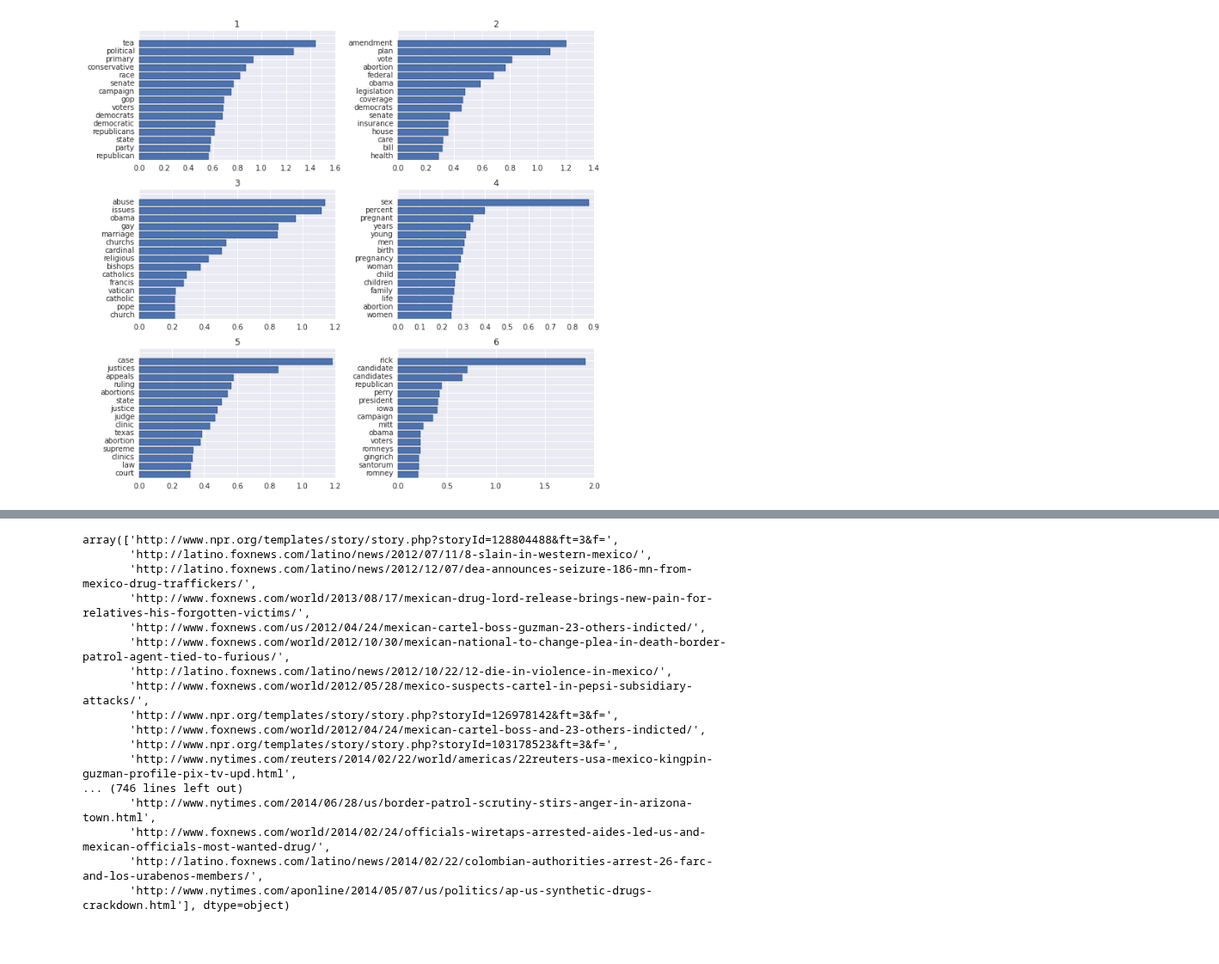
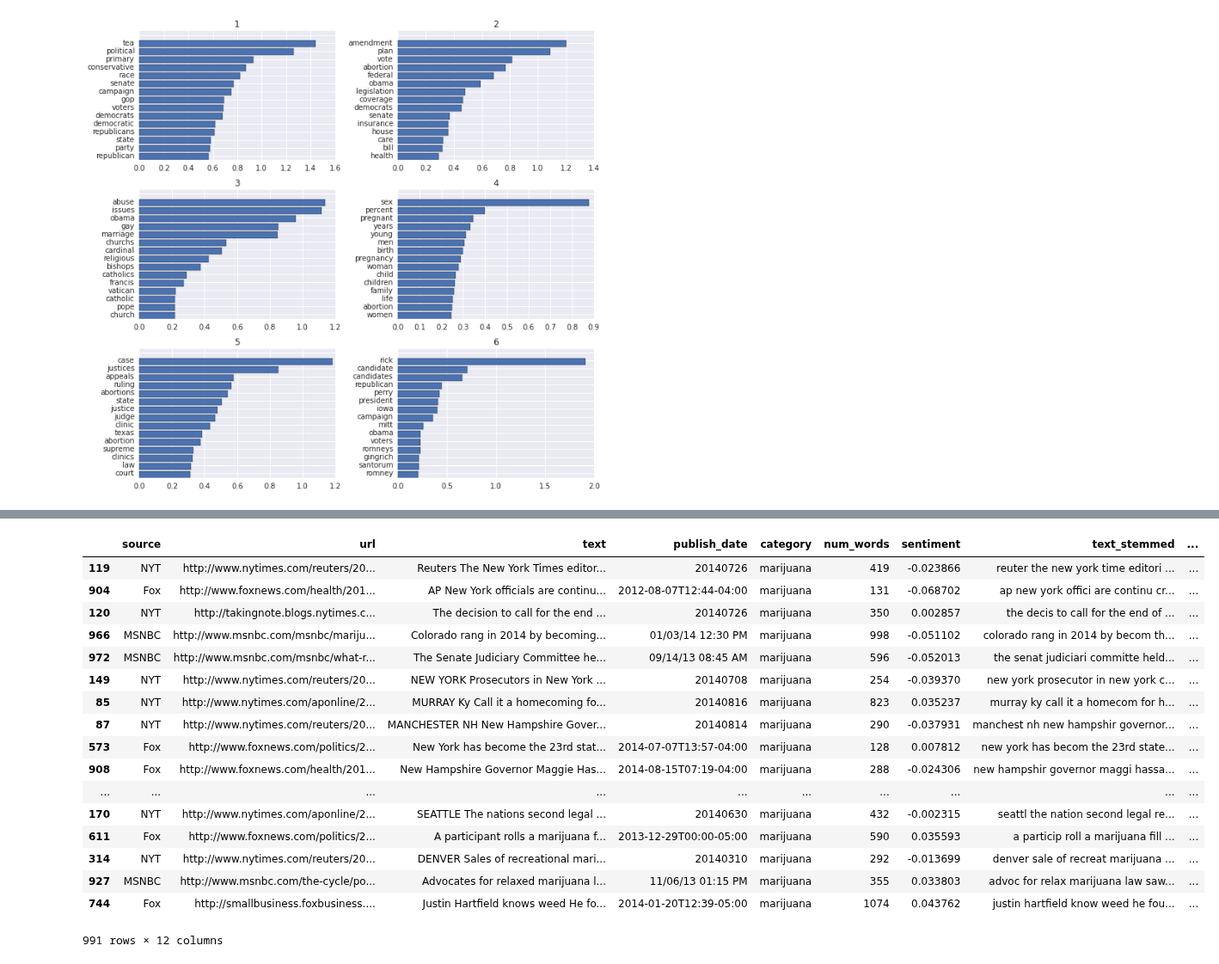
Before and after one commit to tdpetrou/News-Event-Classification, a Jupyter notebook: Exploratory notebook.ipynb, the cells around one changed output, grey strips where cells are left out. Shown at 86% size. Drawn from its saved outputs; the diff is of its cells as text; code cells hidden in the pictures; blank space fills up the shorter version.

```diff
--- a/Exploratory notebook.ipynb
+++ b/Exploratory notebook.ipynb
@@ -279,22 +213,23 @@ df_major.to_csv('data/combined_' + category + '_subtopics.csv', index=False)
 # %%
-a = pd.read_csv('data/marijuana_Drug_Cartels_Event_Score.csv')
+a = pd.read_csv('data/marijuana_Medical_Legalization_Event_Score.csv')
 # %%
-a.sort('event score')['url'].values
+a.sort('event score')
 # %% [output]
+|  | source | url | text | publish_date | category | num_words | sentiment | text_stemmed | ... |
+| 119 | NYT | http://www.nytimes.com/reuters/20... | Reuters The New York Times editor... | 20140726 | marijuana | 419 | -0.023866 | reuter the new york time editori ... | ... |
+| 904 | Fox | http://www.foxnews.com/health/201... | AP New York officials are continu... | 2012-08-07T12:44-04:00 | marijuana | 131 | -0.068702 | ap new york offici are continu cr... | ... |
+| 120 | NYT | http://takingnote.blogs.nytimes.c... | The decision to call for the end ... | 20140726 | marijuana | 350 | 0.002857 | the decis to call for the end of ... | ... |
+| 966 | MSNBC | http://www.msnbc.com/msnbc/mariju... | Colorado rang in 2014 by becoming... | 01/03/14 12:30 PM | marijuana | 998 | -0.051102 | colorado rang in 2014 by becom th... | ... |
+| 972 | MSNBC | http://www.msnbc.com/msnbc/what-r... | The Senate Judiciary Committee he... | 09/14/13 08:45 AM | marijuana | 596 | -0.052013 | the senat judiciari committe held... | ... |
+| 149 | NYT | http://www.nytimes.com/reuters/20... | NEW YORK Prosecutors in New York ... | 20140708 | marijuana | 254 | -0.039370 | new york prosecutor in new york c... | ... |
+| 85 | NYT | http://www.nytimes.com/aponline/2... | MURRAY Ky Call it a homecoming fo... | 20140816 | marijuana | 823 | 0.035237 | murray ky call it a homecom for h... | ... |
+| 87 | NYT | http://www.nytimes.com/reuters/20... | MANCHESTER NH New Hampshire Gover... | 20140814 | marijuana | 290 | -0.037931 | manchest nh new hampshir governor... | ... |
+| 573 | Fox | http://www.foxnews.com/politics/2... | New York has become the 23rd stat... | 2014-07-07T13:57-04:00 | marijuana | 128 | 0.007812 | new york has becom the 23rd state... | ... |
+| 908 | Fox | http://www.foxnews.com/health/201... | New Hampshire Governor Maggie Has... | 2014-08-15T07:19-04:00 | marijuana | 288 | -0.024306 | new hampshir governor maggi hassa... | ... |
+| ... | ... | ... | ... | ... | ... | ... | ... | ... | ... |
+| 170 | NYT | http://www.nytimes.com/aponline/2... | SEATTLE The nations second legal ... | 20140630 | marijuana | 432 | -0.002315 | seattl the nation second legal re... | ... |
+| 611 | Fox | http://www.foxnews.com/politics/2... | A participant rolls a marijuana f... | 2013-12-29T00:00-05:00 | marijuana | 590 | 0.035593 | a particip roll a marijuana fill ... | ... |
+| 314 | NYT | http://www.nytimes.com/reuters/20... | DENVER Sales of recreational mari... | 20140310 | marijuana | 292 | -0.013699 | denver sale of recreat marijuana ... | ... |
+| 927 | MSNBC | http://www.msnbc.com/the-cycle/po... | Advocates for relaxed marijuana l... | 11/06/13 01:15 PM | marijuana | 355 | 0.033803 | advoc for relax marijuana law saw... | ... |
+| 744 | Fox | http://smallbusiness.foxbusiness.... | Justin Hartfield knows weed He fo... | 2014-01-20T12:39-05:00 | marijuana | 1074 | 0.043762 | justin hartfield know weed he fou... | ... |
-array(['http://www.npr.org/templates/story/story.php?storyId=128804488&ft=3&f=',
-       'http://latino.foxnews.com/latino/news/2012/07/11/8-slain-in-western-mexico/',
-       'http://latino.foxnews.com/latino/news/2012/12/07/dea-announces-seizure-186-mn-from-mexico-drug-traffickers/',
-       'http://www.foxnews.com/world/2013/08/17/mexican-drug-lord-release-brings-new-pain-for-relatives-his-forgotten-victims/',
-       'http://www.foxnews.com/us/2012/04/24/mexican-cartel-boss-guzman-23-others-indicted/',
-       'http://www.foxnews.com/world/2012/10/30/mexican-national-to-change-plea-in-death-border-patrol-agent-tied-to-furious/',
-       'http://latino.foxnews.com/latino/news/2012/10/22/12-die-in-violence-in-mexico/',
-       'http://www.foxnews.com/world/2012/05/28/mexico-suspects-cartel-in-pepsi-subsidiary-attacks/',
-       'http://www.npr.org/templates/story/story.php?storyId=126978142&ft=3&f=',
-       'http://www.foxnews.com/world/2012/04/24/mexican-cartel-boss-and-23-others-indicted/',
-       'http://www.npr.org/templates/story/story.php?storyId=103178523&ft=3&f=',
-       'http://www.nytimes.com/reuters/2014/02/22/world/americas/22reuters-usa-mexico-kingpin-guzman-profile-pix-tv-upd.html',
-... (746 lines left out)
-       'http://www.nytimes.com/2014/06/28/us/border-patrol-scrutiny-stirs-anger-in-arizona-town.html',
-       'http://www.foxnews.com/world/2014/02/24/officials-wiretaps-arrested-aides-led-us-and-mexican-officials-most-wanted-drug/',
-       'http://latino.foxnews.com/latino/news/2014/02/22/colombian-authorities-arrest-26-farc-and-los-urabenos-members/',
-       'http://www.nytimes.com/aponline/2014/05/07/us/politics/ap-us-synthetic-drugs-crackdown.html'], dtype=object)
+991 rows × 12 columns
```
Also changed, not shown: parts of 18 cells of this notebook, 15 other files.
